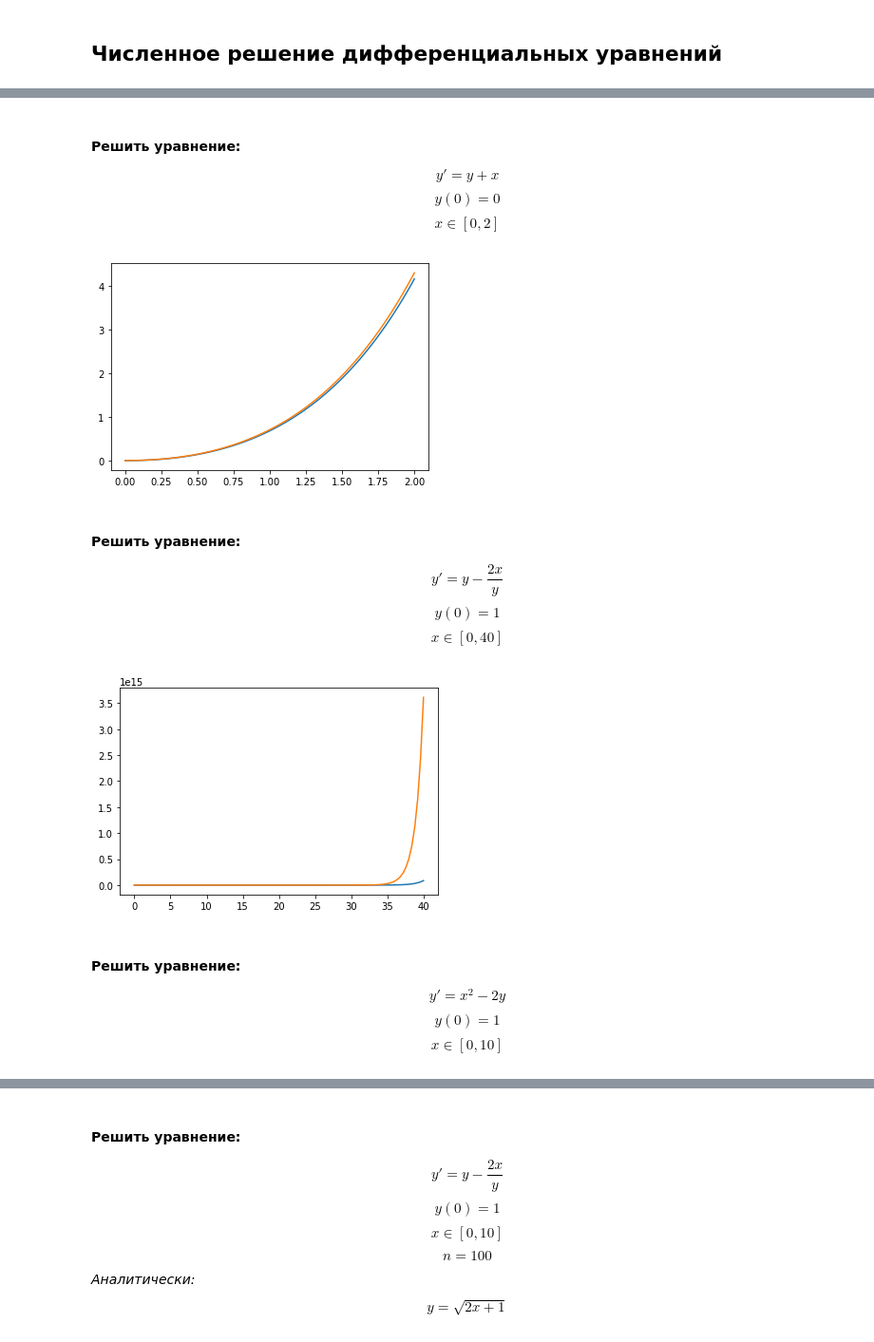
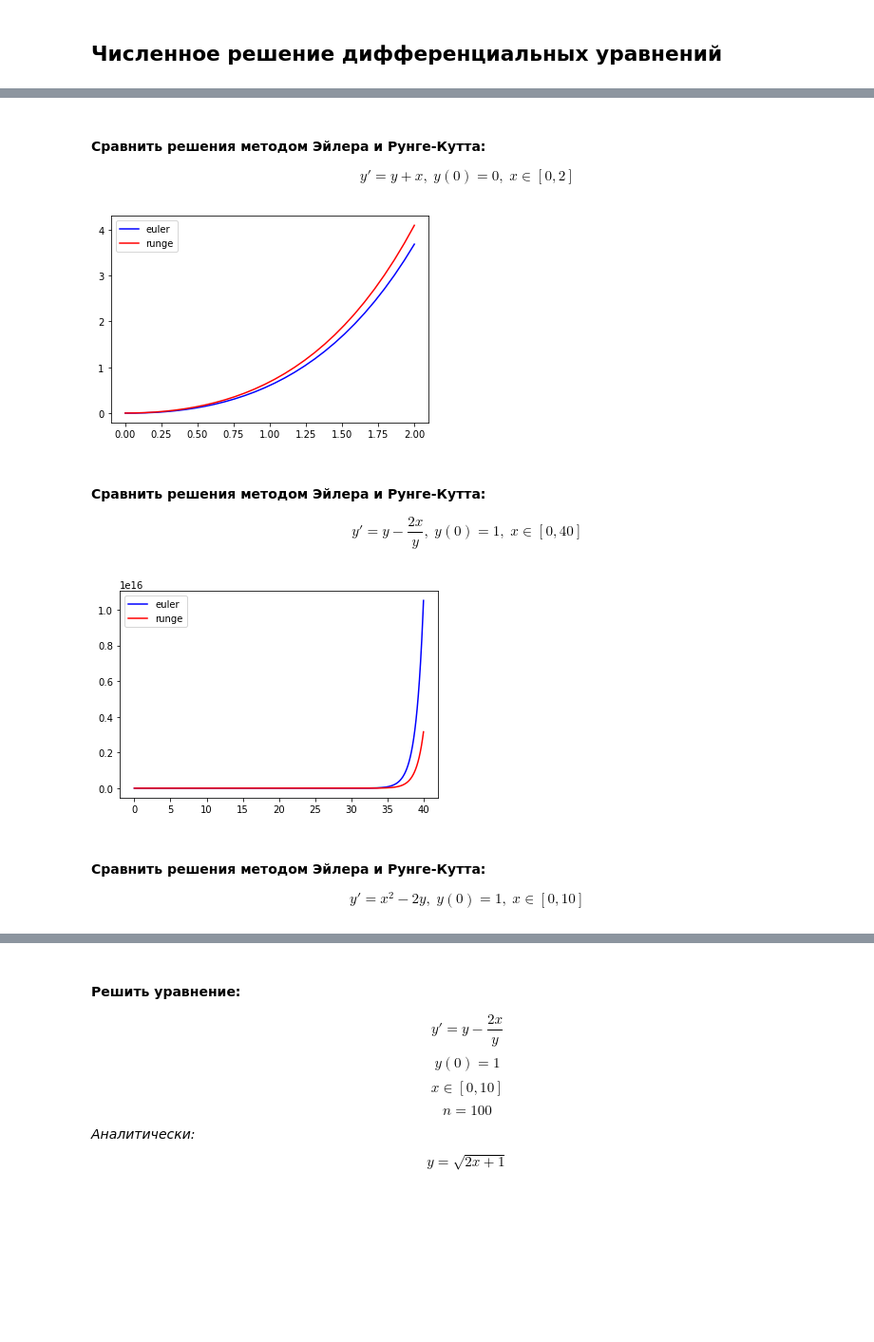
Before and after one commit to electrofocus/numerical-analisys, a Jupyter notebook: differential_equations.ipynb, the cells around one changed output, grey strips where cells are left out. Shown at 95% size. Saved outputs shown, nothing was run; the diff lists cells and outputs as text; code cells hidden in the pictures; blank space fills up the shorter version.

```diff
--- a/differential_equations.ipynb
+++ b/differential_equations.ipynb
@@ -10,14 +10,14 @@ $$ y_{i+1}=y_i+h \cdot f(x_i,y_i) $$
 $$ h=\frac{b-a}{n} $$
 # %%
 def euler(a, b, func, n, y_init):
-    args = np.linspace(a, b, n)
-    vals = [0] * n
-    vals[0] = y_init
+    x = np.linspace(a, b, n)
+    y = [0] * n
+    y[0] = y_init
     h = abs(b - a) / n
     for i in range(n - 1):
-        vals[i + 1] = vals[i] + func(args[i], vals[i]) * h
+        y[i + 1] = y[i] + func(x[i], y[i]) * h
 
-    return args, vals
+    return x, y
 # %% [markdown]
 ### Метод Рунге-Кутта
 $$ y'=f(x,y) $$
@@ -31,56 +30,56 @@ $$ h=\frac{b-a}{n} $$
 $$ y_{i+1}=y_i+f(x_i+\frac{h}{2},y_i+\frac{k_1}{2}) \cdot h $$
 # %%
 def runge(a, b, func, n, y_init):
-    args = np.linspace(a, b, n)
-    vals = [0] * n
-    vals[0] = y_init
+    x = np.linspace(a, b, n)
+    y = [0] * n
+    y[0] = y_init
     h = abs(b - a) / n
     for i in range(n - 1):
-        k = func(args[i], vals[i]) * h
-        vals[i + 1] = vals[i] + func(args[i] + h / 2, vals[i] + k / 2) * h
+        k = func(x[i], y[i]) * h
+        y[i + 1] = y[i] + func(x[i] + h / 2, y[i] + k / 2) * h
 
-    return args, vals
+    return x, y
 # %% [markdown]
-#### Решить уравнение:
-$$ y'=y+x $$
-$$ y(0)=0 $$
-$$ x \in [0,2] $$
+#### Сравнить решения методом Эйлера и Рунге-Кутта:
+$$ y'=y+x, \; y(0)=0, \; x \in [0,2] $$
 # %%
 def func_1(x, y):
     return y + x
 
+n = 30
 
-args_1, vals_1 = euler(0, 2, func_1, 100, 0)
-args_2, vals_2 = runge(0, 2, func_1, 100, 0)
+args_1, vals_1 = euler(0, 2, func_1, n=n, y_init=0)
+plt.plot(args_1, vals_1, color='b', label='euler')
 
-plt.plot(args_1, vals_1)
-plt.plot(args_2, vals_2)
+args_2, vals_2 = runge(0, 2, func_1, n=n, y_init=0)
+plt.plot(args_2, vals_2, color='r', label='runge')
+
+plt.legend()
 plt.show()
 # %% [output]
-[figure, old version]
+[figure, new version]
 # %% [markdown]
-#### Решить уравнение:
-$$ y'=y-\frac{2x}{y} $$
-$$ y(0)=1 $$
-$$ x \in [0,40] $$
+#### Сравнить решения методом Эйлера и Рунге-Кутта:
+$$ y'=y-\frac{2x}{y}, \; y(0)=1, \; x \in [0,40] $$
 # %%
 def func_2(x, y):
     return y - 2 * x / y
 
+n = 1000
 
-args_1, vals_1 = euler(0, 40, func_2, 100, 1)
-args_2, vals_2 = runge(0, 40, func_2, 100, 1)
+args_1, vals_1 = euler(0, 40, func_2, n=n, y_init=1)
+plt.plot(args_1, vals_1, color='b', label='euler')
 
-plt.plot(args_1, vals_1)
-plt.plot(args_2, vals_2)
+args_2, vals_2 = runge(0, 40, func_2, n=n, y_init=1)
+plt.plot(args_2, vals_2, color='r', label='runge')
+
+plt.legend()
 plt.show()
 # %% [output]
-[figure, old version]
+[figure, new version]
 # %% [markdown]
-#### Решить уравнение:
-$$ y'=x^2-2y $$
-$$ y(0)=1 $$
-$$ x \in [0,10] $$
+#### Сравнить решения методом Эйлера и Рунге-Кутта:
+$$ y'=x^2-2y, \; y(0)=1, \; x \in [0,10] $$
 # %%
 def func_3(x, y):
     return x ** 2 - 2 * y
```
Also changed, not shown: parts of 18 cells of this notebook.
